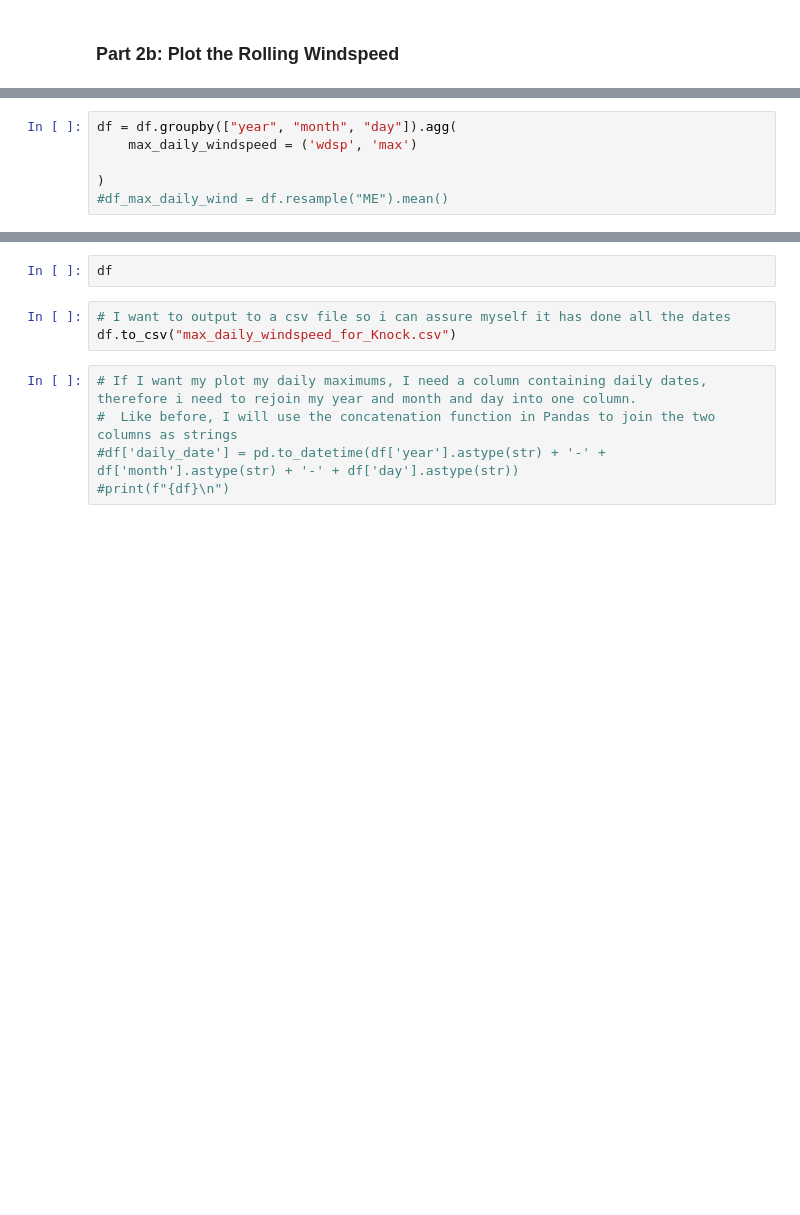
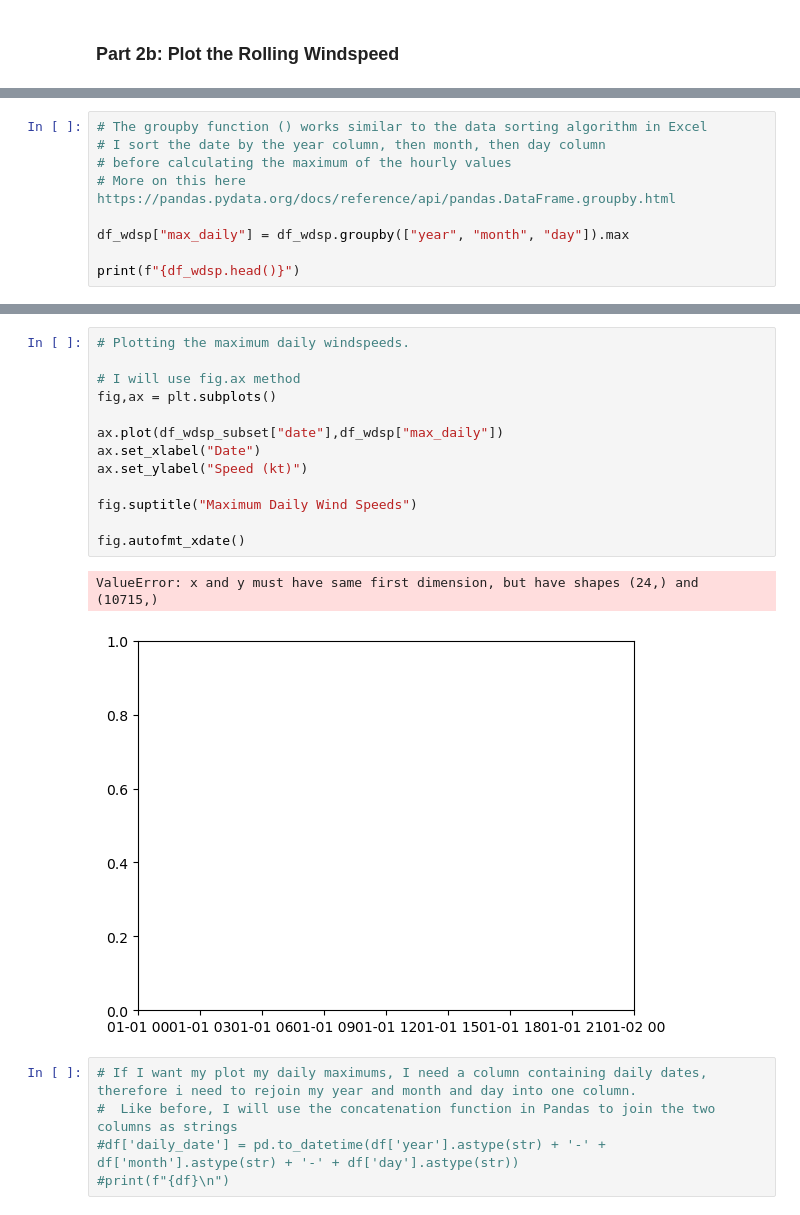
Before and after one commit to callagg2/PFDA, a Jupyter notebook: assignments/assignment06-Weather.ipynb, the cells around one changed output, grey strips where cells are left out. Drawn from its saved outputs; the diff is of its cells as text; blank space fills up the shorter version.

```diff
--- a/assignments/assignment06-Weather.ipynb
+++ b/assignments/assignment06-Weather.ipynb
@@ -403,6 +433,9 @@ print(f"{(df.head(6))}\n")
 # %%
-df = df.groupby(["year", "month", "day"]).agg(
-    max_daily_windspeed = ('wdsp', 'max')
+# The groupby function () works similar to the data sorting algorithm in Excel
+# I sort the date by the year column, then month, then day column
+# before calculating the maximum of the hourly values
+# More on this here https://pandas.pydata.org/docs/reference/api/pandas.DataFrame.groupby.html
 
-)
-#df_max_daily_wind = df.resample("ME").mean()
+df_wdsp["max_daily"] = df_wdsp.groupby(["year", "month", "day"]).max
+
+print(f"{df_wdsp.head()}")
@@ -409,8 +458,19 @@ df = df.groupby(["year", "month", "day"]).agg(
-# %%
-df
 # %%
-# I want to output to a csv file so i can assure myself it has done all the dates
-df.to_csv("max_daily_windspeed_for_Knock.csv")
+# Plotting the maximum daily windspeeds.
+
+# I will use fig.ax method
+fig,ax = plt.subplots()
+
+ax.plot(df_wdsp_subset["date"],df_wdsp["max_daily"])
+ax.set_xlabel("Date")
+ax.set_ylabel("Speed (kt)")
+
+fig.suptitle("Maximum Daily Wind Speeds")
+
+fig.autofmt_xdate()
+# %% [output]
+ValueError: x and y must have same first dimension, but have shapes (24,) and (10715,)
+[figure, added]
 # %%
 # If I want my plot my daily maximums, I need a column containing daily dates, therefore i need to rejoin my year and month and day into one column.
 #  Like before, I will use the concatenation function in Pandas to join the two columns as strings
```
Also changed, not shown: parts of 17 cells of this notebook, 2 other files.
